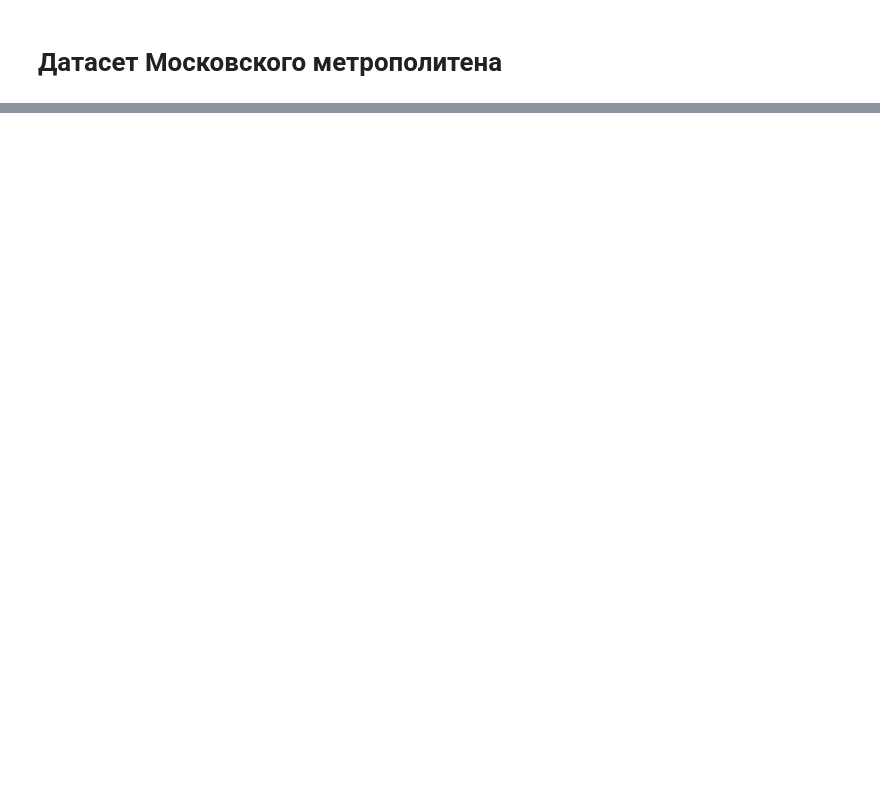
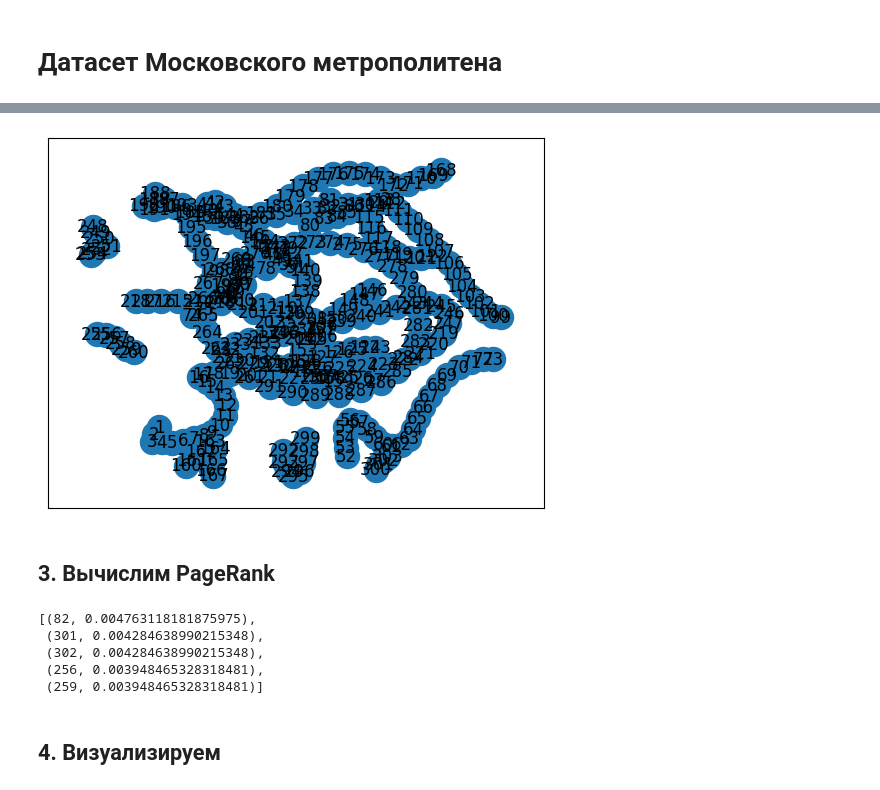
Before and after one commit to AraratIsraelyan/SberUniversity.Python.High_performance_computing, a Jupyter notebook: homework_3/main.ipynb, the cells around one changed output, grey strips where cells are left out. Drawn from its saved outputs; the diff is of its cells as text; code cells hidden in the pictures; blank space fills up the shorter version.

```diff
--- a/homework_3/main.ipynb
+++ b/homework_3/main.ipynb
@@ -46,23 +55,24 @@ df['Line_Neighbors'] = df['Line_Neighbors'].astype(str)
 # %%
-# Создаем граф
-G = nx.Graph()
+# Создаем ориентированный граф
+G = nx.DiGraph()
 # %%
 # Добавим вершины
-for index, row in df.iterrows():
-    station = row['English_name']
-    G.add_node(station)
+for index, row in metro_stations_df.iterrows():
+    g_row = row['Station_index']
+    g_name = row['Russian_name']
+    G.add_node(g_row, name = g_name)
-# %%
-# Добавим ребра по Line_Neighbors (связи по линии)
-for _, row in df.iterrows():
-    station = row['English_name']
-    neighbors = row['Line_Neighbors'].split()
-
-    for neighbor_index in neighbors:
-        if neighbor_index.isdigit():
-            neighbor_index = int(neighbor_index)
-            neighbor_rows = df[df['Station_index'] == neighbor_index]
-            if not neighbor_rows.empty:
-                neighbor_station = neighbor_rows.iloc[0]['English_name']
-                G.add_edge(station, neighbor_station)
+# %%
+# Добавим ребра по Line_Neighbors (связи по линии)
+for index, row in metro_stations_df.iterrows():
+    if pd.notna(row["Line_Neighbors"]):
+        neighbors = row["Line_Neighbors"].split()
+        for n in neighbors:
+            G.add_edge(row["Station_index"], int(n))
+# %%
+nx.draw_networkx(G)
+# %% [output]
+[figure, added]
+# %% [markdown]
+## 3. Вычислим PageRank
 # %%
 # Вычисляем PageRank
@@ -72,0 +84,10 @@ top_5 = sorted(pagerank_scores.items(), key=lambda x: x[1], reverse=True)[:5]
+# %%
+top[0:5]
+# %% [output]
+[(82, 0.004763118181875975),
+ (301, 0.004284638990215348),
+ (302, 0.004284638990215348),
+ (256, 0.003948465328318481),
+ (259, 0.003948465328318481)]
+# %% [markdown]
+## 4. Визуализируем
```
Also changed, not shown: parts of 50 cells of this notebook, 4 other files.
